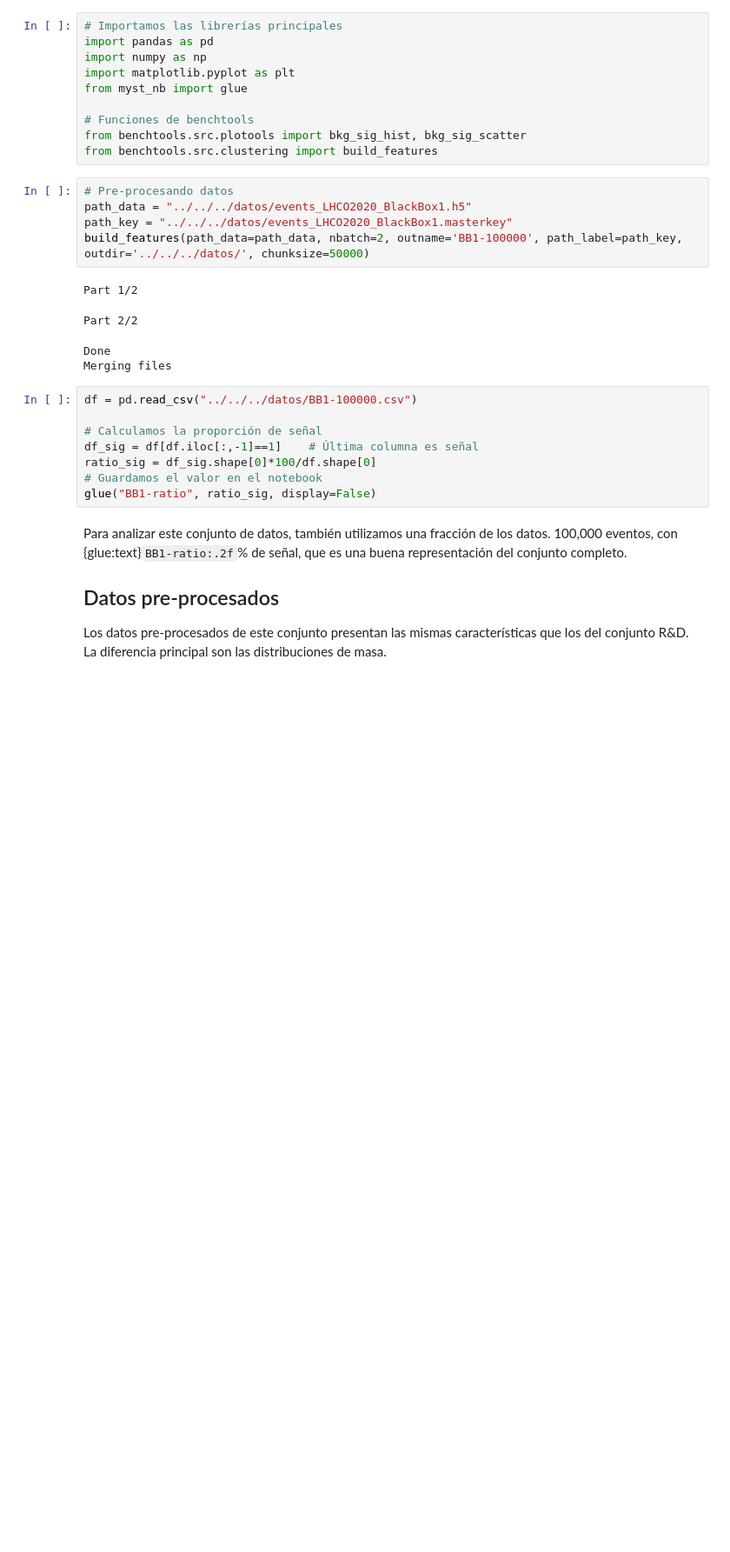
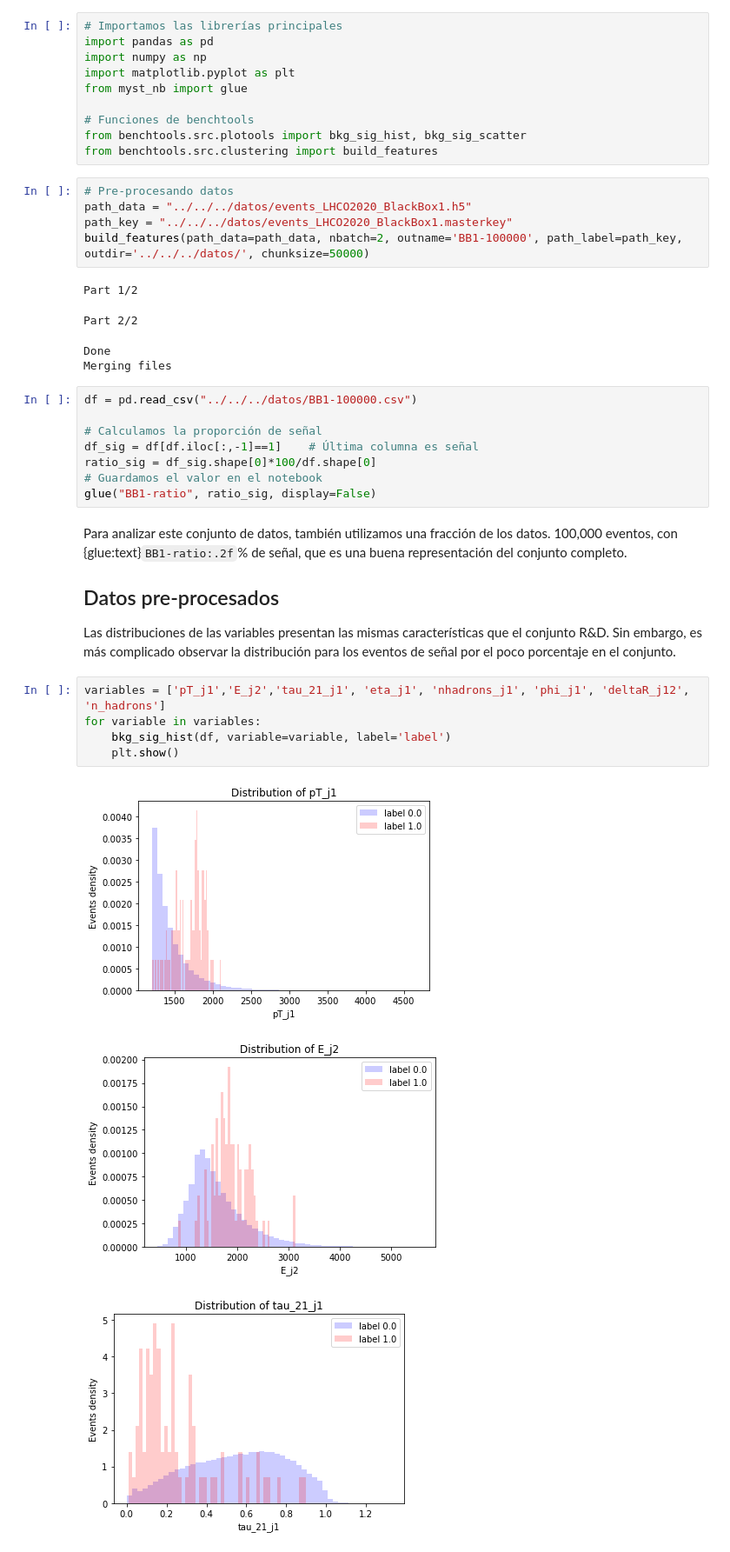
Before and after one commit to marianaiv/tesis_grado_UCV, a Jupyter notebook: tesis/capitulos/analisis-datos/conjunto-BB1.ipynb, the cells around one changed output. Shown: that part at 87% size. Drawn from its saved outputs; the diff is of its cells as text; blank space fills up the shorter version.

```diff
--- a/tesis/capitulos/analisis-datos/conjunto-BB1.ipynb
+++ b/tesis/capitulos/analisis-datos/conjunto-BB1.ipynb
@@ -32,4 +32,13 @@ glue("BB1-ratio", ratio_sig, display=False)
 # %% [markdown]
 Para analizar este conjunto de datos, también utilizamos una fracción de los datos. 100,000 eventos, con {glue:text}`BB1-ratio:.2f`% de señal, que es una buena representación del conjunto completo.
 ## Datos pre-procesados
-Los datos pre-procesados de este conjunto presentan las mismas características que los del conjunto R&D. La diferencia principal son las distribuciones de masa.
+Las distribuciones de las variables presentan las mismas características que el conjunto R&D. Sin embargo, es más complicado observar la distribución para los eventos de señal por el poco porcentaje en el conjunto.
+# %%
+variables = ['pT_j1','E_j2','tau_21_j1', 'eta_j1', 'nhadrons_j1', 'phi_j1', 'deltaR_j12', 'n_hadrons']
+for variable in variables:
+    bkg_sig_hist(df, variable=variable, label='label')
+    plt.show()
+# %% [output]
+[figure, added]
+[figure, added]
+[figure, added]
```
Also changed, not shown: parts of 8 cells of this notebook.
